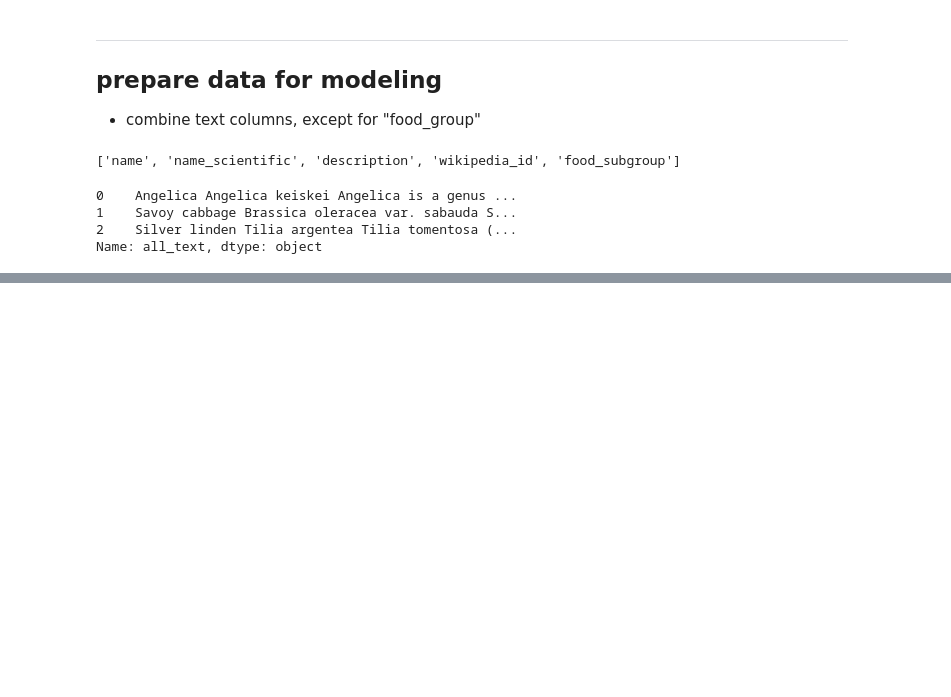
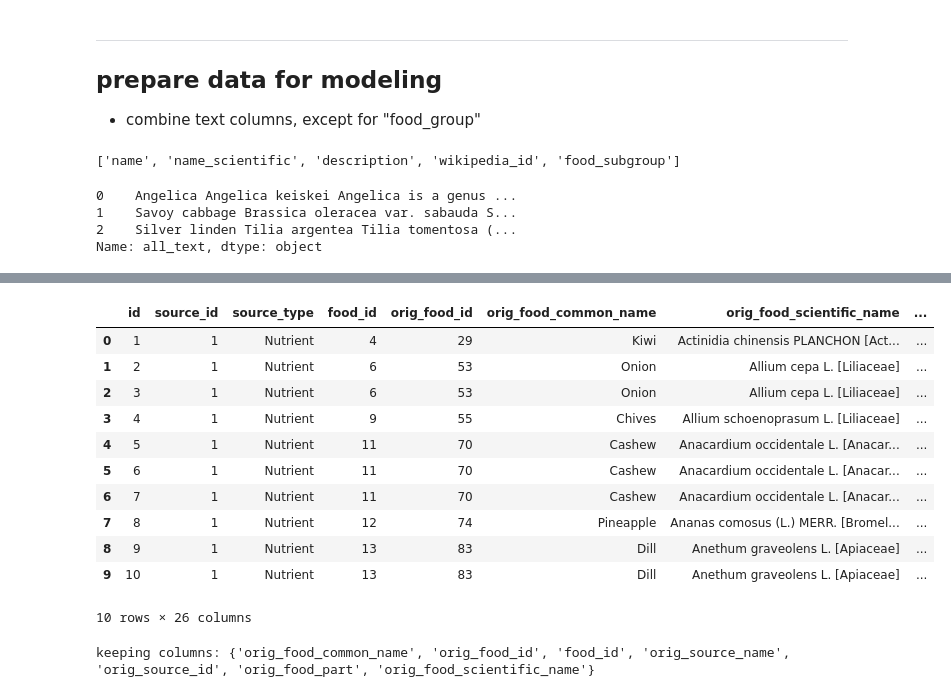
Before and after one commit to heath3conk/make-this, a Jupyter notebook: notebooks/classifying_food.ipynb, the cells around one changed output, grey strips where cells are left out. Cells and saved outputs as stored; diff of their text form; code cells hidden in the pictures; blank space fills up the shorter version.

```diff
--- a/notebooks/classifying_food.ipynb
+++ b/notebooks/classifying_food.ipynb
@@ -208,0 +312,3 @@ Name: all_text, dtype: object
+# %%
+content = pd.read_csv("data/foodb_2020_04_07_csv/Content.csv")
+content.columns
@@ -208,0 +324,25 @@ Name: all_text, dtype: object
+# %%
+content.head(10)
+# %% [output]
+|  | id | source_id | source_type | food_id | orig_food_id | orig_food_common_name | orig_food_scientific_name | ... |
+| 0 | 1 | 1 | Nutrient | 4 | 29 | Kiwi | Actinidia chinensis PLANCHON [Act... | ... |
+| 1 | 2 | 1 | Nutrient | 6 | 53 | Onion | Allium cepa L. [Liliaceae] | ... |
+| 2 | 3 | 1 | Nutrient | 6 | 53 | Onion | Allium cepa L. [Liliaceae] | ... |
+| 3 | 4 | 1 | Nutrient | 9 | 55 | Chives | Allium schoenoprasum L. [Liliaceae] | ... |
+| 4 | 5 | 1 | Nutrient | 11 | 70 | Cashew | Anacardium occidentale L. [Anacar... | ... |
+| 5 | 6 | 1 | Nutrient | 11 | 70 | Cashew | Anacardium occidentale L. [Anacar... | ... |
+| 6 | 7 | 1 | Nutrient | 11 | 70 | Cashew | Anacardium occidentale L. [Anacar... | ... |
+| 7 | 8 | 1 | Nutrient | 12 | 74 | Pineapple | Ananas comosus (L.) MERR. [Bromel... | ... |
+| 8 | 9 | 1 | Nutrient | 13 | 83 | Dill | Anethum graveolens L. [Apiaceae] | ... |
+| 9 | 10 | 1 | Nutrient | 13 | 83 | Dill | Anethum graveolens L. [Apiaceae] | ... |
+10 rows × 26 columns
+# %%
+content_drop_cols = ["id", "source_id", "source_type", "orig_content", "orig_min",
+       "orig_max", "orig_unit", "orig_citation", "citation", "citation_type",
+       "creator_id", "updater_id", "created_at", "updated_at", "orig_method",
+       "orig_unit_expression", "standard_content", "preparation_type",
+       "export"]
+
+print(f"keeping columns: {set(content.columns).difference(set(content_drop_cols))}")
+# %% [output]
+keeping columns: {'orig_food_common_name', 'orig_food_id', 'food_id', 'orig_source_name', 'orig_source_id', 'orig_food_part', 'orig_food_scientific_name'}
```
Also changed, not shown: parts of 50 cells of this notebook, 8 other files.
